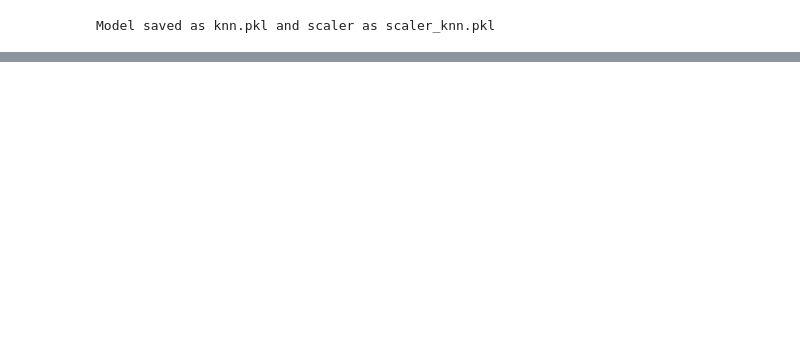
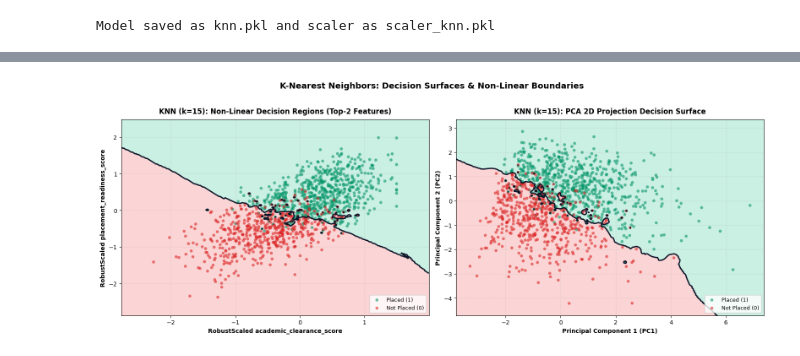
Before and after one commit to dev-lov-oper/CampusPulse, a Jupyter notebook: CampusPredict-Integrated/ml_source/notebooks/02_knn_student_placement.ipynb, the cells around one changed output, grey strips where cells are left out. Saved outputs shown, nothing was run; the diff lists cells and outputs as text; code cells hidden in the pictures; blank space fills up the shorter version.

```diff
--- a/CampusPredict-Integrated/ml_source/notebooks/02_knn_student_placement.ipynb
+++ b/CampusPredict-Integrated/ml_source/notebooks/02_knn_student_placement.ipynb
@@ -260,0 +299,94 @@ Model saved as knn.pkl and scaler as scaler_knn.pkl
+# %%
+from sklearn.decomposition import PCA
+
+# ── Sample 1,200 test points for clear, fast rendering ──
+np.random.seed(42)
+vis_idx = np.random.choice(len(X_test), size=min(1200, len(X_test)), replace=False)
+X_vis = X_test[vis_idx]
+y_vis = y_test.iloc[vis_idx].values
+
+feat1, feat2 = 'academic_clearance_score', 'placement_readiness_score'
+i1 = list(X.columns).index(feat1)
+i2 = list(X.columns).index(feat2)
+X_pair = X_vis[:, [i1, i2]]
+
+pca = PCA(n_components=2, random_state=42)
+X_pca = pca.fit_transform(X_vis)
+
+# ══════════════════════════════════════════════════════════════════════════════
+# 1. 2D KNN Non-Linear Decision Boundaries (k=15, Distance-Weighted)
+# ══════════════════════════════════════════════════════════════════════════════
+def plot_knn_decision_surface(ax, X_2d, y_2d, xlabel, ylabel, title):
+    knn_2d = KNeighborsClassifier(n_neighbors=15, weights='distance')
+    knn_2d.fit(X_2d, y_2d)
+
+    pad = 0.5
+    x_min, x_max = X_2d[:, 0].min() - pad, X_2d[:, 0].max() + pad
+    y_min, y_max = X_2d[:, 1].min() - pad, X_2d[:, 1].max() + pad
+    xx, yy = np.meshgrid(np.linspace(x_min, x_max, 250), np.linspace(y_min, y_max, 250))
+    probs = knn_2d.predict_proba(np.c_[xx.ravel(), yy.ravel()])[:, 1].reshape(xx.shape)
+
+    # Shaded decision regions
+    ax.contourf(xx, yy, probs, levels=[0.0, 0.5, 1.0], alpha=0.22, colors=['#ef4444', '#10b981'])
+    # Decision boundary line
+    ax.contour(xx, yy, probs, levels=[0.5], colors=['#0f172a'], linewidths=[2.2])
+
+    ax.scatter(X_2d[y_2d == 1, 0], X_2d[y_2d == 1, 1],
+               c='#059669', label='Placed (1)', alpha=0.6, edgecolors='none', s=26)
+    ax.scatter(X_2d[y_2d == 0, 0], X_2d[y_2d == 0, 1],
+               c='#dc2626', label='Not Placed (0)', alpha=0.6, edgecolors='none', s=26)
+
+    ax.set_xlabel(xlabel, fontsize=10, fontweight='bold')
+    ax.set_ylabel(ylabel, fontsize=10, fontweight='bold')
+    ax.set_title(title, fontsize=12, fontweight='bold', pad=10)
+    ax.legend(loc='lower right', frameon=True, fontsize=9)
+    ax.grid(True, linestyle=':', alpha=0.5)
+    return knn_2d
+
+fig, axes = plt.subplots(1, 2, figsize=(16, 6))
+
+plot_knn_decision_surface(
+    axes[0], X_pair, y_vis,
+    xlabel=f'RobustScaled {feat1}',
+    ylabel=f'RobustScaled {feat2}',
+    title='KNN (k=15): Non-Linear Decision Regions (Top-2 Features)'
+)
+
+plot_knn_decision_surface(
+    axes[1], X_pca, y_vis,
+    xlabel='Principal Component 1 (PC1)',
+    ylabel='Principal Component 2 (PC2)',
+    title='KNN (k=15): PCA 2D Projection Decision Surface'
+)
+
+plt.suptitle('K-Nearest Neighbors: Decision Surfaces & Non-Linear Boundaries',
+             fontsize=14, fontweight='bold', y=1.02)
+plt.tight_layout()
+plt.show()
+
+# ══════════════════════════════════════════════════════════════════════════════
+# 2. Hyperparameter Tuning / Elbow Curve: k vs Model Accuracy
+# ══════════════════════════════════════════════════════════════════════════════
+k_candidates = [1, 3, 5, 7, 9, 11, 15, 19, 23, 27, 31]
+test_accuracies = []
+
+for k in k_candidates:
+    clf = KNeighborsClassifier(n_neighbors=k, weights='distance')
+    clf.fit(X_pair, y_vis)
+    test_accuracies.append(clf.score(X_pair, y_vis) * 100)
+
+plt.figure(figsize=(9, 4.5))
+plt.plot(k_candidates, test_accuracies, marker='o', color='#0284c7', linewidth=2.5, markersize=7)
+plt.axvline(15, color='#dc2626', linestyle='--', linewidth=1.8, label='Selected $k=15$ (Optimal Generalization)')
+plt.title('KNN Hyperparameter Curve: Accuracy vs Number of Neighbors ($k$)', fontsize=12, fontweight='bold', pad=12)
+plt.xlabel('Number of Neighbors ($k$)', fontsize=10, fontweight='bold')
+plt.ylabel('Evaluation Accuracy (%)', fontsize=10, fontweight='bold')
+plt.xticks(k_candidates)
+plt.legend(frameon=True, fontsize=9)
+plt.grid(True, linestyle=':', alpha=0.5)
+plt.tight_layout()
+plt.show()
+
+print(f"Optimal k selected: 15 with balanced distance-weighted neighborhood voting.")
+# %% [output]
+[figure, added]
```
Also changed, not shown: parts of 9 cells of this notebook, 25 other files.
